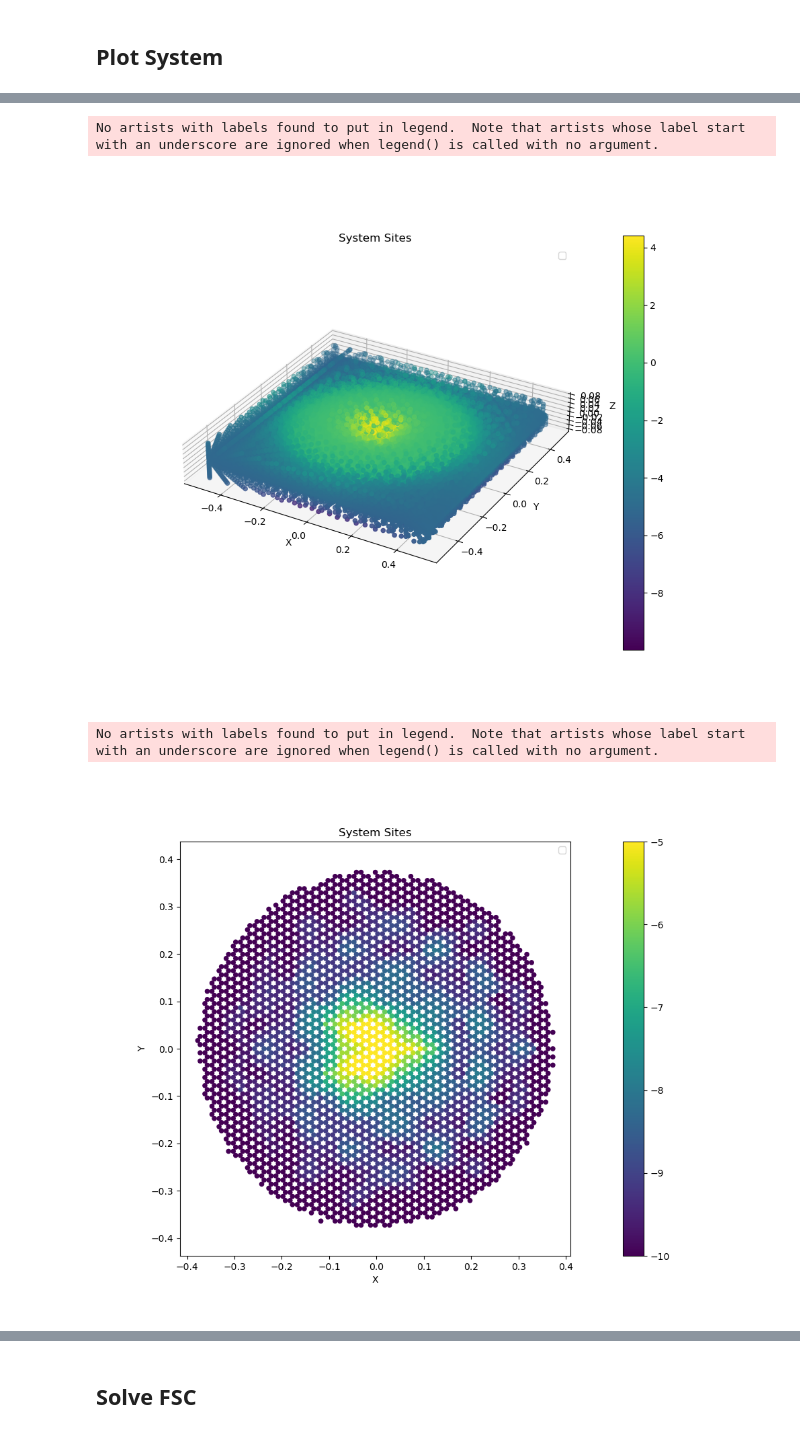
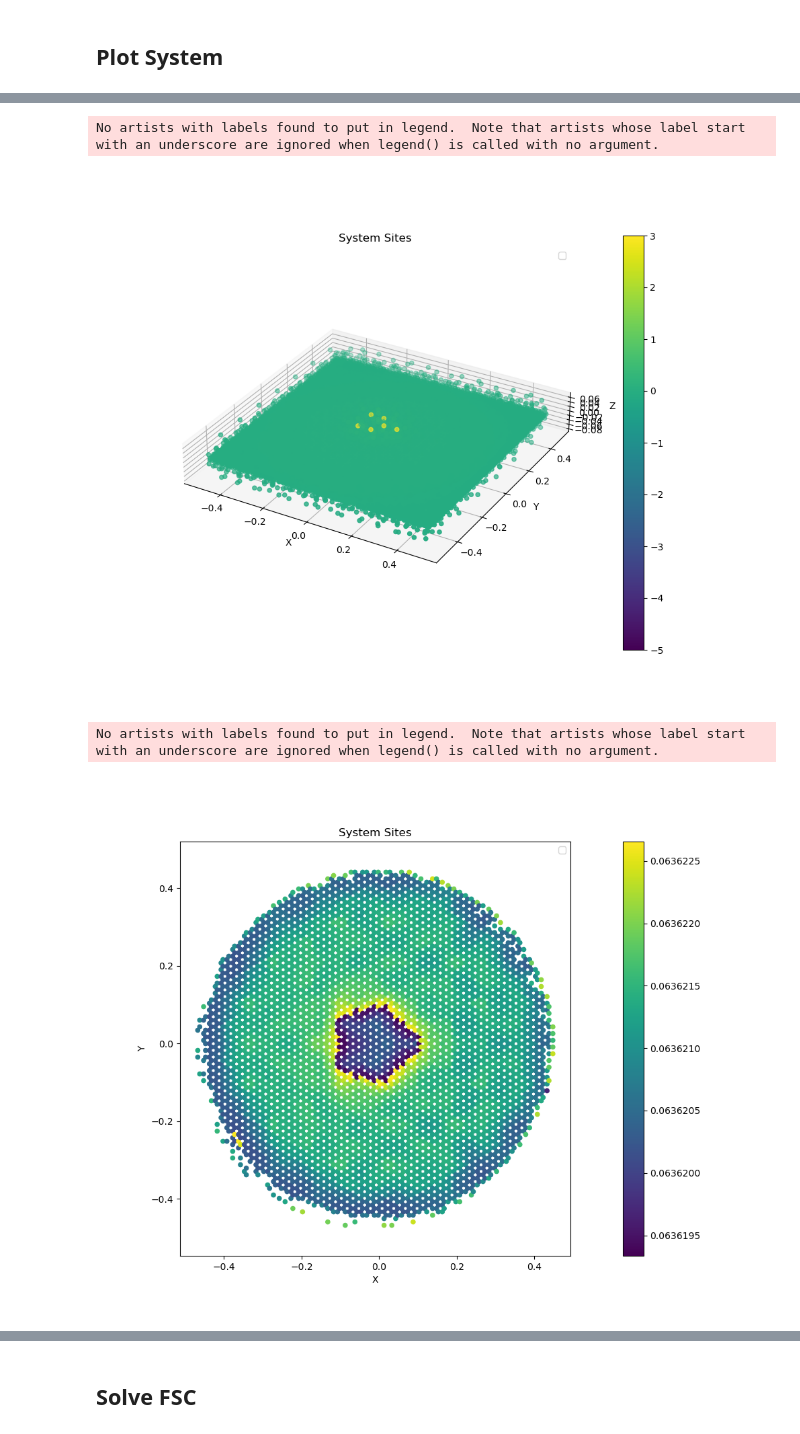
Before and after one commit to yzhaoo/EQuantum, a Jupyter notebook: dotgate.ipynb, the cells around one changed output, grey strips where cells are left out. Saved outputs shown, nothing was run; the diff lists cells and outputs as text; code cells hidden in the pictures.

Commit message:
correct the carrier density of graphene under the magnetic field. Adjust with the know relation between LL and carrier density.

```diff
--- a/dotgate.ipynb
+++ b/dotgate.ipynb
@@ -72,5 +71,5 @@ Options selected for Qhull 2019.1.r 2019/06/21:
 # %%
-config_file=setuppath+"001_hc.json"
+config_file=setuppath+"001_1_hc.json"
 syst=System(geoparams,config_file=config_file,ifqsystem=True,quantum_builder="default")
 # %% [output]
 Generated 15915 points in 3D.
@@ -79,12 +78,12 @@ Voronoi cells have been created.
 Quantum system is generated using default.
 EQsystem is successfully initialized.
 # %%
-qparams={'Ufunc': lambda x:0,'phi':0.02}
+qparams={'Ufunc': lambda x:0,'phi':0.6}
 fsc=FSC(syst,ifinitial=False,params=qparams)
 # %% [output]
 The quantum problem has been initialized.
 # %%
-fsc.update_BC(syst,'gate','potential',30)
-fsc.update_BC(syst,'backgate','potential',-50,ifinitial=True)
+fsc.update_BC(syst,'gate','potential',0.3)
+fsc.update_BC(syst,'backgate','potential',-0.3,ifinitial=True)
 # %% [output]
 The poisson problem has been initialized.
@@ -161,15 +162,15 @@ indicate[fsc.D_indices]=1
 fsc.plot_full(fsc.Ui)
 # %% [output]
 No artists with labels found to put in legend.  Note that artists whose label start with an underscore are ignored when legend() is called with no argument.
-[figure, old version]
+[figure, new version]
 # %%
 indicate=np.zeros(len(fsc.Qsites))
 #indicate[1335]=1
-plotdata=fsc.ni[fsc.Qsites]
+plotdata=fsc.Ui[fsc.Qsites]
 #plotdata=dUdn[1]
 #plotdata=pot
-fsc.plot_qsystem(-plotdata,vmin=-10,vmax=-5)
+fsc.plot_qsystem(-plotdata)
 # %% [output]
 No artists with labels found to put in legend.  Note that artists whose label start with an underscore are ignored when legend() is called with no argument.
-[figure, old version]
+[figure, new version]
 # %%
```
Also changed, not shown: parts of 13 cells of this notebook, 10 other files.
